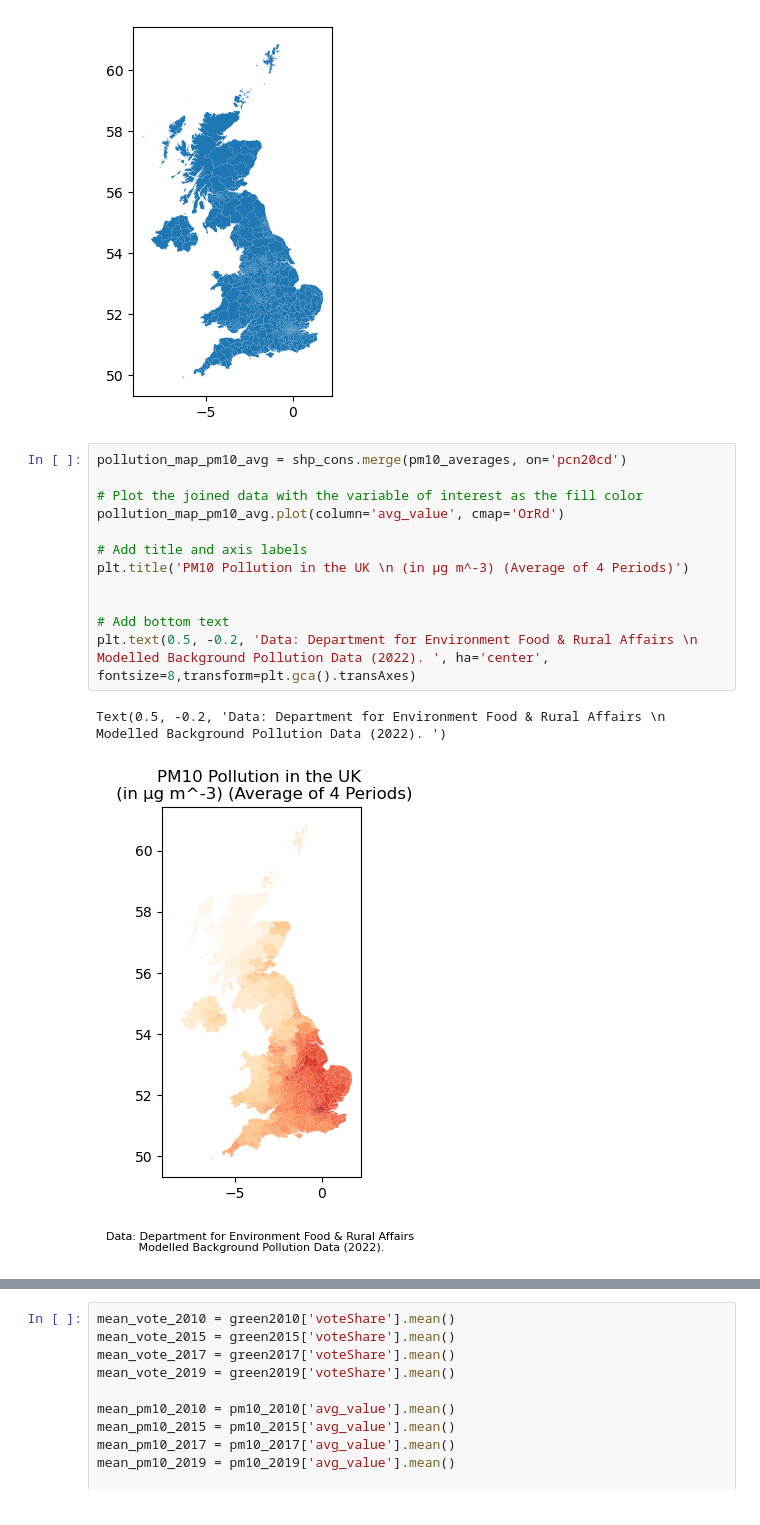
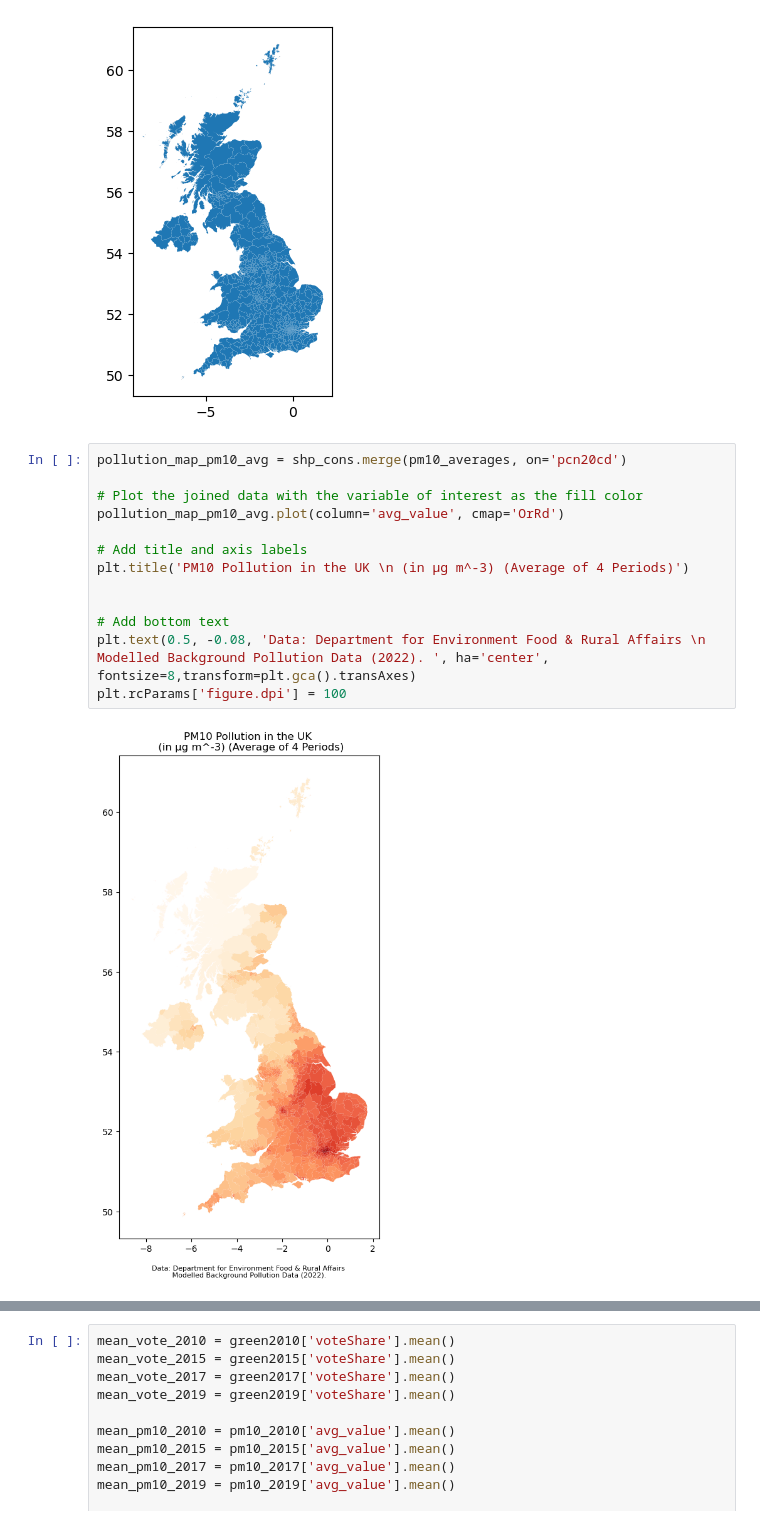
Before and after one commit to diclebulut/Green-Voting-Air-Pollution, a Jupyter notebook: Descriptive_Maps.ipynb, the cells around one changed output, grey strips where cells are left out. Cells and saved outputs as stored; diff of their text form.

Commit message:
A lot happened, closer to the last version, check hand written notes for which model to use for what

```diff
--- a/Descriptive_Maps.ipynb
+++ b/Descriptive_Maps.ipynb
@@ -60,18 +46,18 @@ shp_cons.plot()
 # %%
 pollution_map_pm10_avg = shp_cons.merge(pm10_averages, on='pcn20cd')
 
 # Plot the joined data with the variable of interest as the fill color
 pollution_map_pm10_avg.plot(column='avg_value', cmap='OrRd')
 
 # Add title and axis labels
 plt.title('PM10 Pollution in the UK \n (in µg m^-3) (Average of 4 Periods)')
 
 
 # Add bottom text
-plt.text(0.5, -0.2, 'Data: Department for Environment Food & Rural Affairs \n Modelled Background Pollution Data (2022). ', ha='center', fontsize=8,transform=plt.gca().transAxes)
+plt.text(0.5, -0.08, 'Data: Department for Environment Food & Rural Affairs \n Modelled Background Pollution Data (2022). ', ha='center', fontsize=8,transform=plt.gca().transAxes)
+plt.rcParams['figure.dpi'] = 100
 # %% [output]
-Text(0.5, -0.2, 'Data: Department for Environment Food & Rural Affairs \n Modelled Background Pollution Data (2022). ')
-[figure, old version]
+[figure, new version]
 # %%
 pollution_map_pm25_avg = shp_cons.merge(pm25_averages, on='pcn20cd')
 
```
Also changed, not shown: parts of 5 cells of this notebook, 15 other files.
